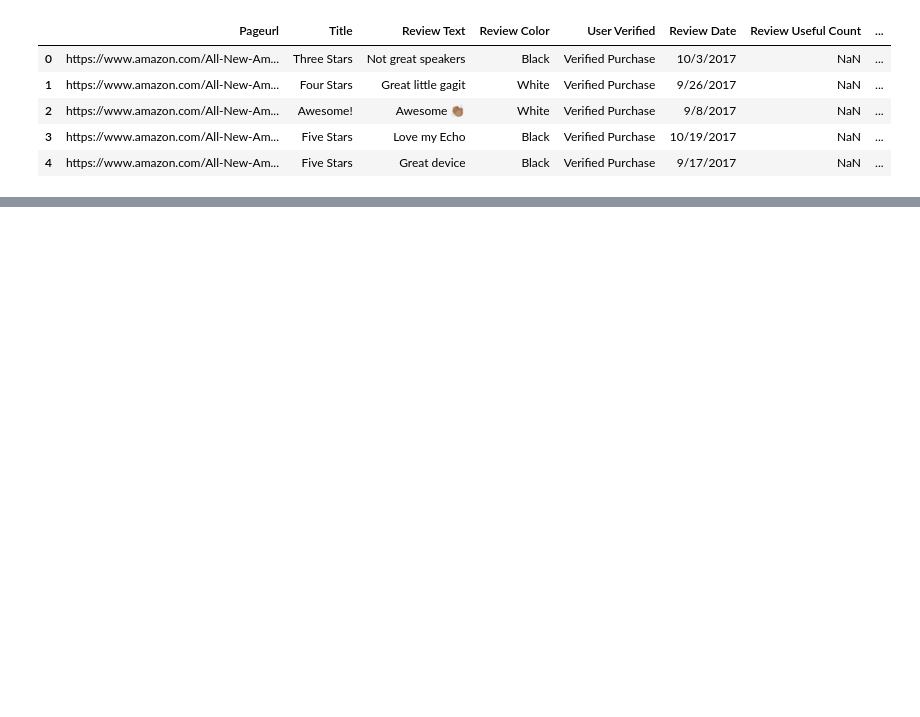
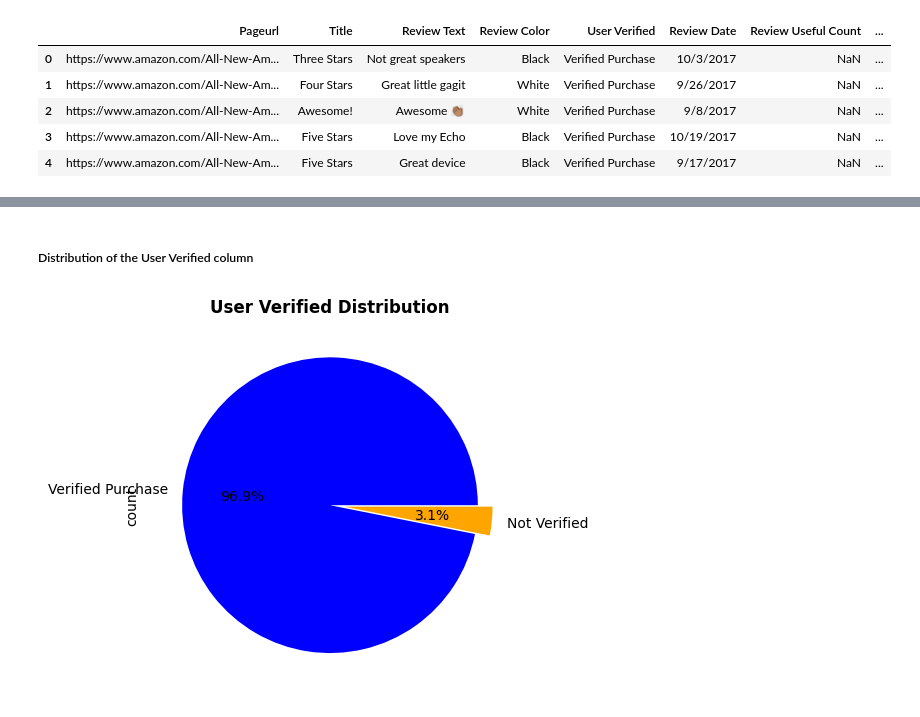
Before and after one commit to suhaibmukhtar/Sentiment_Analysis_End2End_Project, a Jupyter notebook: test.ipynb, the cells around one changed output, grey strips where cells are left out. Saved outputs shown, nothing was run; the diff lists cells and outputs as text; code cells hidden in the pictures; blank space fills up the shorter version.

```diff
--- a/test.ipynb
+++ b/test.ipynb
@@ -40,0 +237,9 @@ memory usage: 535.7+ KB
+# %% [markdown]
+##### Distribution of the User Verified column
+# %%
+verified_counts=data['User Verified'].value_counts()
+verified_counts.plot(kind='pie',colors=['blue','orange'],autopct='%1.1f%%',explode=[0,0.1])
+plt.title('User Verified Distribution',weight='bold')
+plt.show()
+# %% [output]
+[figure, added]
```
Also changed, not shown: parts of 52 cells of this notebook.
